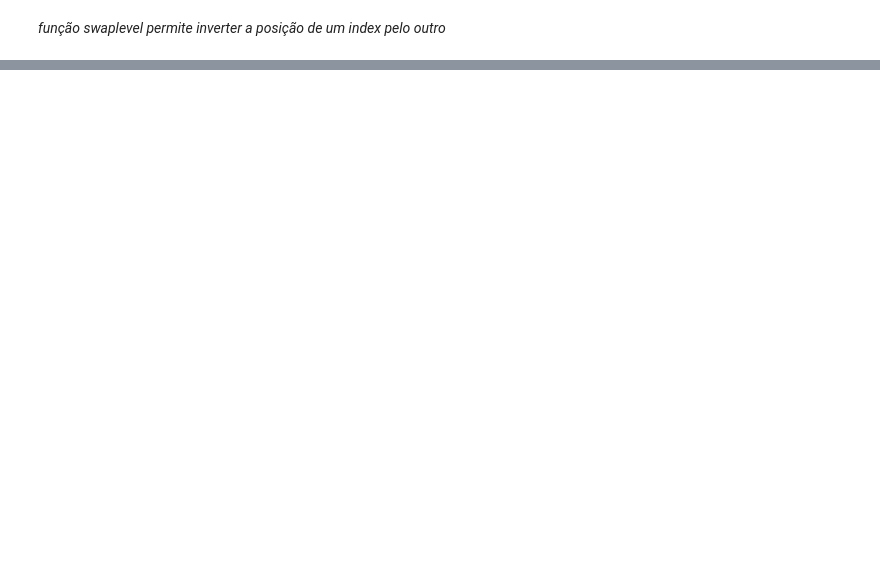
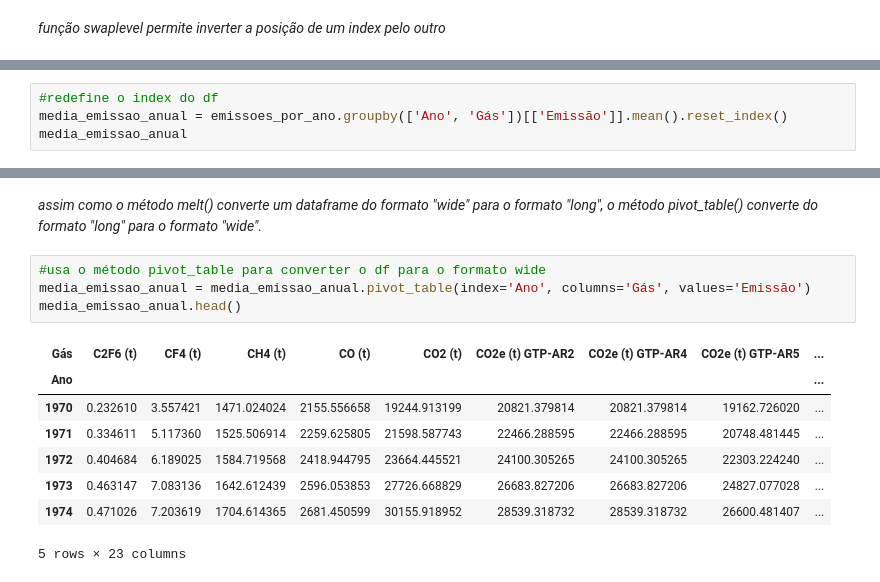
Before and after one commit to felipebocajr/Python-para-dados, a Jupyter notebook: pandas/selecionando e agrupando dados/pandas.ipynb, the cells around one changed output, grey strips where cells are left out. Drawn from its saved outputs; the diff is of its cells as text; blank space fills up the shorter version.

```diff
--- a/pandas/selecionando e agrupando dados/pandas.ipynb
+++ b/pandas/selecionando e agrupando dados/pandas.ipynb
@@ -603,0 +654,4 @@ gas_por_setor.swaplevel(0, 1).groupby(level=0).idxmax()
+# %%
+#redefine o index do df
+media_emissao_anual = emissoes_por_ano.groupby(['Ano', 'Gás'])[['Emissão']].mean().reset_index()
+media_emissao_anual
@@ -603,0 +672,15 @@ gas_por_setor.swaplevel(0, 1).groupby(level=0).idxmax()
+# %% [markdown]
+*assim como o método melt() converte um dataframe do formato "wide" para o formato "long", o método pivot_table() converte do formato "long" para o formato "wide".*
+# %%
+#usa o método pivot_table para converter o df para o formato wide
+media_emissao_anual = media_emissao_anual.pivot_table(index='Ano', columns='Gás', values='Emissão')
+media_emissao_anual.head()
+# %% [output]
+| Gás | C2F6 (t) | CF4 (t) | CH4 (t) | CO (t) | CO2 (t) | CO2e (t) GTP-AR2 | CO2e (t) GTP-AR4 | CO2e (t) GTP-AR5 | ... |
+| Ano |  |  |  |  |  |  |  |  | ... |
+| 1970 | 0.232610 | 3.557421 | 1471.024024 | 2155.556658 | 19244.913199 | 20821.379814 | 20821.379814 | 19162.726020 | ... |
+| 1971 | 0.334611 | 5.117360 | 1525.506914 | 2259.625805 | 21598.587743 | 22466.288595 | 22466.288595 | 20748.481445 | ... |
+| 1972 | 0.404684 | 6.189025 | 1584.719568 | 2418.944795 | 23664.445521 | 24100.305265 | 24100.305265 | 22303.224240 | ... |
+| 1973 | 0.463147 | 7.083136 | 1642.612439 | 2596.053853 | 27726.668829 | 26683.827206 | 26683.827206 | 24827.077028 | ... |
+| 1974 | 0.471026 | 7.203619 | 1704.614365 | 2681.450599 | 30155.918952 | 28539.318732 | 28539.318732 | 26600.481407 | ... |
+5 rows × 23 columns
```
Also changed, not shown: parts of 24 cells of this notebook.
